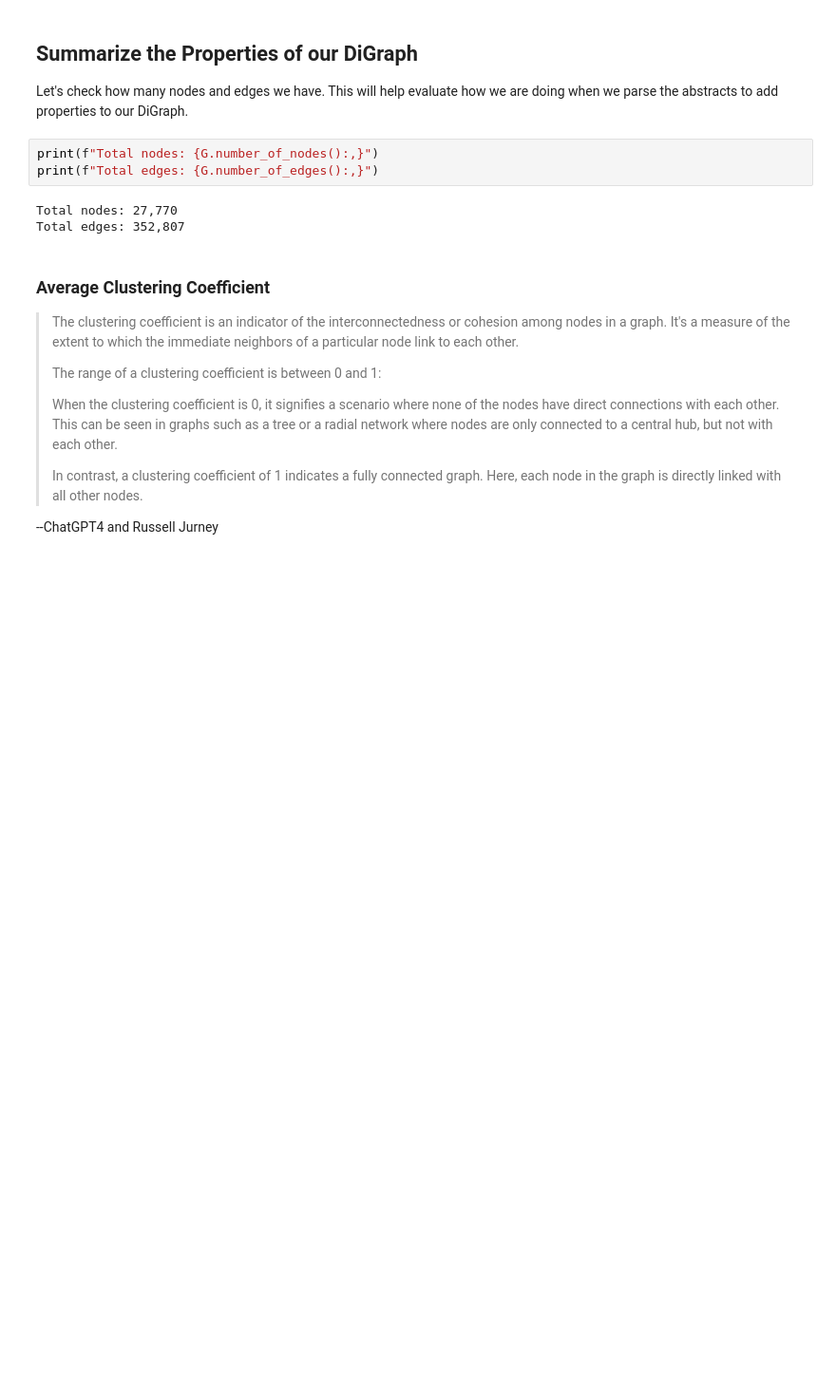
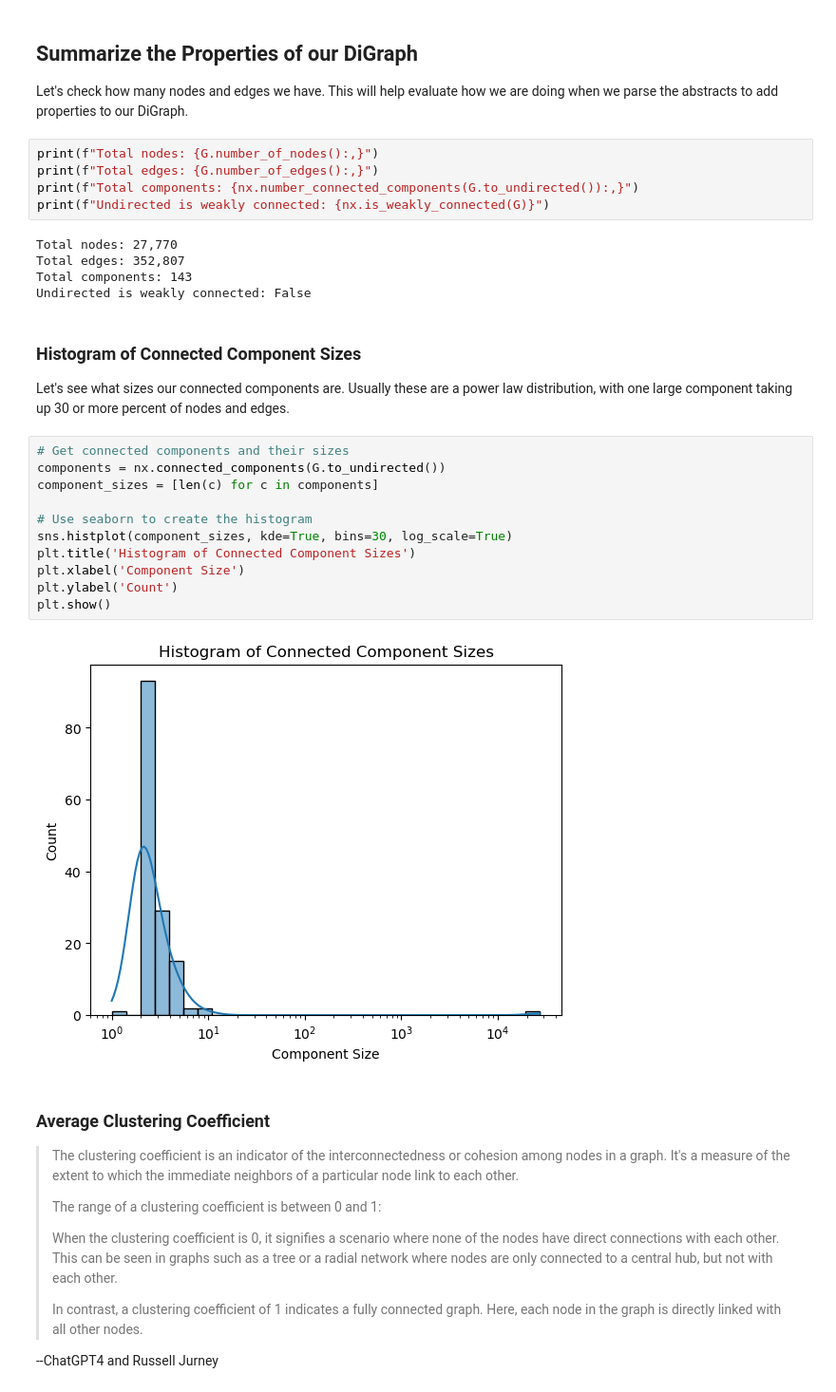
Before and after one commit to Graphlet-AI/graphml-class, a Jupyter notebook: Part 2 - Quantitative Networks - Social Network Analysis and Network Science.ipynb, the cells around one changed output. Shown at 95% size. Cells and saved outputs as stored; diff of their text form; blank space fills up the shorter version.

Commit message:
Did a minimal connected component analysis

```diff
--- a/Part 2 - Quantitative Networks - Social Network Analysis and Network Science.ipynb
+++ b/Part 2 - Quantitative Networks - Social Network Analysis and Network Science.ipynb
@@ -100,9 +108,30 @@ Let's check how many nodes and edges we have. This will help evaluate how we are
 # %%
 print(f"Total nodes: {G.number_of_nodes():,}")
 print(f"Total edges: {G.number_of_edges():,}")
+print(f"Total components: {nx.number_connected_components(G.to_undirected()):,}")
+print(f"Undirected is weakly connected: {nx.is_weakly_connected(G)}")
 # %% [output]
 Total nodes: 27,770
 Total edges: 352,807
+Total components: 143
+Undirected is weakly connected: False
+# %% [markdown]
+### Histogram of Connected Component Sizes
+
+Let's see what sizes our connected components are. Usually these are a power law distribution, with one large component taking up 30 or more percent of nodes and edges.
+# %%
+# Get connected components and their sizes
+components = nx.connected_components(G.to_undirected())
+component_sizes = [len(c) for c in components]
+
+# Use seaborn to create the histogram
+sns.histplot(component_sizes, kde=True, bins=30, log_scale=True)
+plt.title('Histogram of Connected Component Sizes')
+plt.xlabel('Component Size')
+plt.ylabel('Count')
+plt.show()
+# %% [output]
+[figure, added]
 # %% [markdown]
 ### Average Clustering Coefficient
 
```
Also changed, not shown: parts of 17 cells of this notebook.
